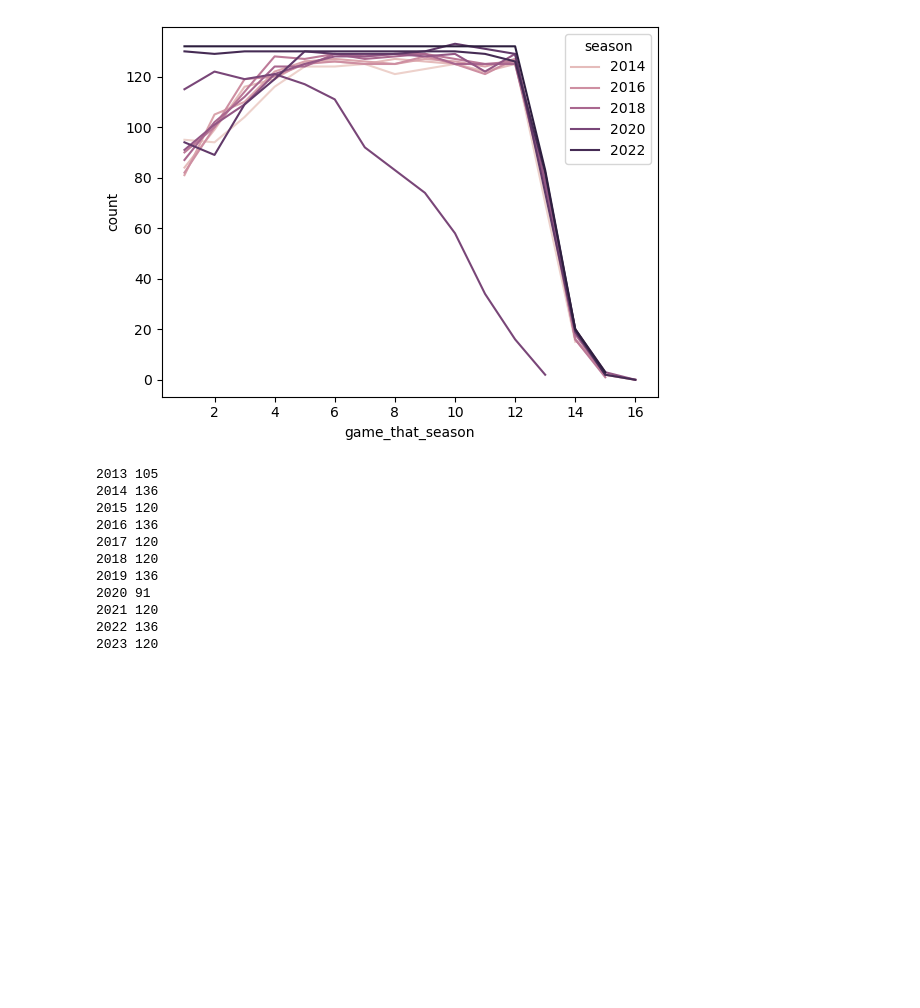
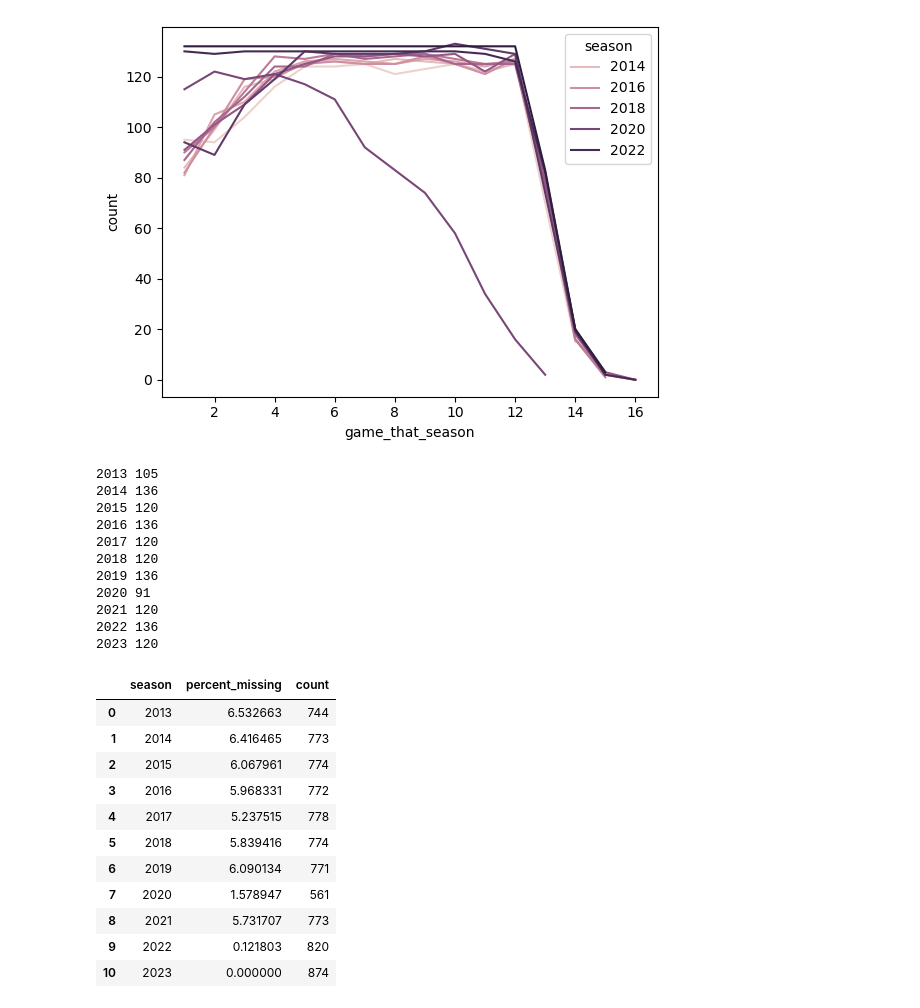
Before and after one commit to aserban13/SIADS593-MilestoneI, a Jupyter notebook: notebooks/2_data_cleaning.ipynb, the cells around one changed output. Drawn from its saved outputs; the diff is of its cells as text; code cells hidden in the pictures; blank space fills up the shorter version.

```diff
--- a/notebooks/2_data_cleaning.ipynb
+++ b/notebooks/2_data_cleaning.ipynb
@@ -142,0 +141,27 @@ for year in result_df['season'].unique():
+# %%
+## When does this missingness happen?
+power_5_conf = ['Pac-12', 'Big 12', 'ACC', 'SEC', 'Big Ten']
+
+# team_conference
+
+
+
+team_conference = df[df['team_conference'].isin(power_5_conf)]
+
+team_conference.groupby(['season']).agg(
+    percent_missing=('team_pregame_elo', lambda x: (x.isnull().mean()) * 100),
+    count=('team_pregame_elo', 'count')
+).reset_index().sort_values(by='season')
+# %% [output]
+|  | season | percent_missing | count |
+| 0 | 2013 | 6.532663 | 744 |
+| 1 | 2014 | 6.416465 | 773 |
+| 2 | 2015 | 6.067961 | 774 |
+| 3 | 2016 | 5.968331 | 772 |
+| 4 | 2017 | 5.237515 | 778 |
+| 5 | 2018 | 5.839416 | 774 |
+| 6 | 2019 | 6.090134 | 771 |
+| 7 | 2020 | 1.578947 | 561 |
+| 8 | 2021 | 5.731707 | 773 |
+| 9 | 2022 | 0.121803 | 820 |
+| 10 | 2023 | 0.000000 | 874 |
```
Also changed, not shown: parts of 1 cell of this notebook, 2 other files.
